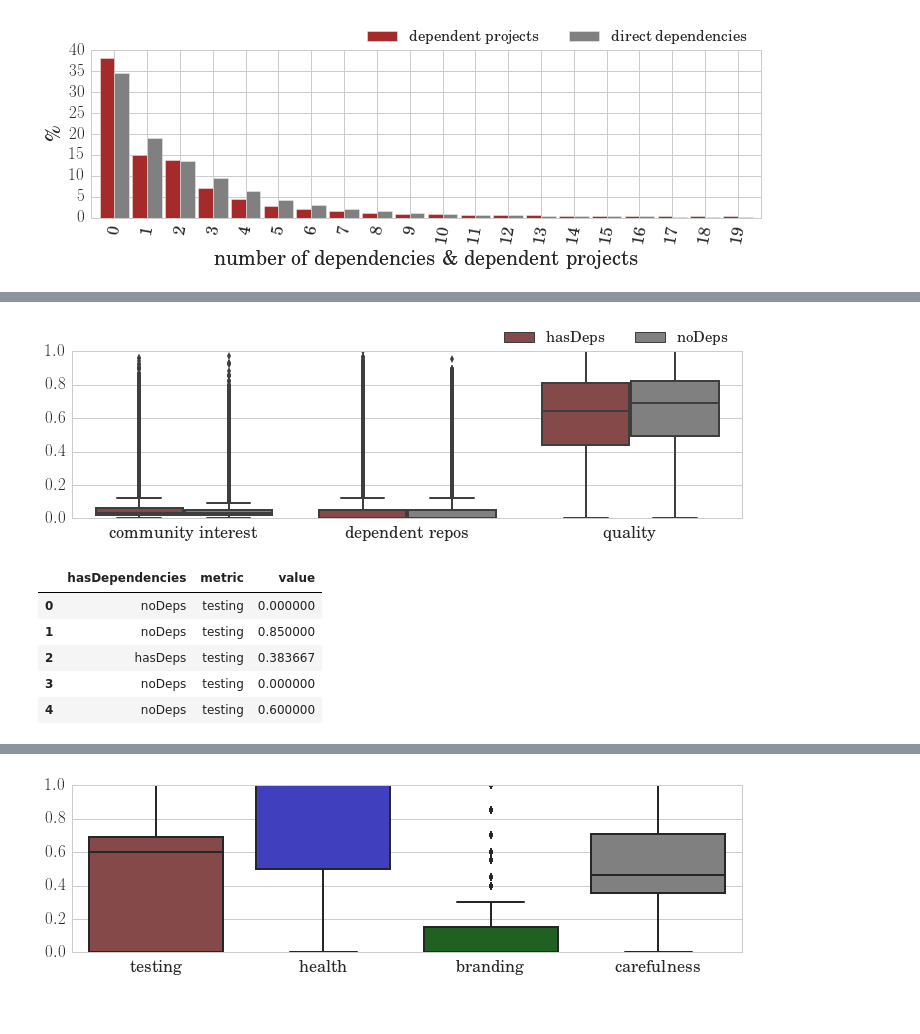
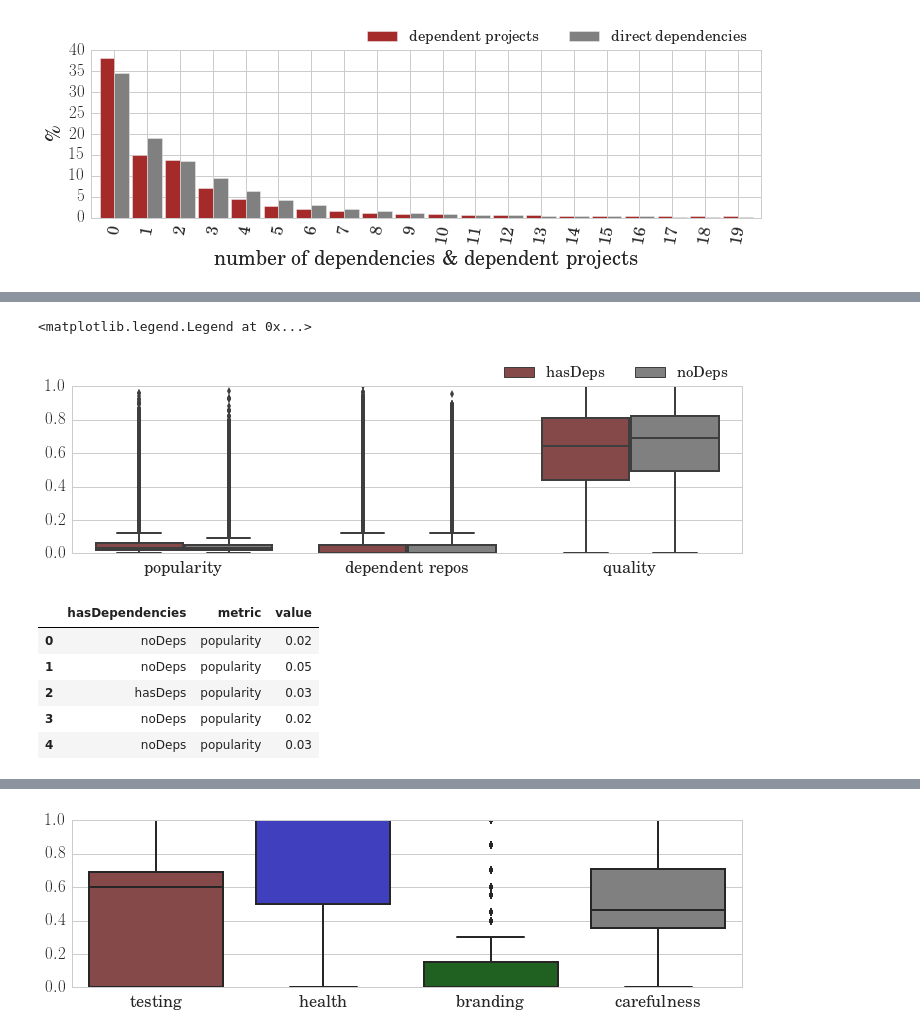
Before and after one commit to AhmedZerouali/notebooks, a Jupyter notebook: saner2018.ipynb, the cells around one changed output, grey strips where cells are left out. Saved outputs shown, nothing was run; the diff lists cells and outputs as text; code cells hidden in the pictures.

```diff
--- a/saner2018.ipynb
+++ b/saner2018.ipynb
@@ -112,6 +112,3 @@ npm_packages.drop('versions',1, inplace=True)
 npm_packages['requiredBy']=npm_packages.dep_repo.apply(lambda x: float((math.log(int(x)))/(math.log(468000))) if x>1
                                                       else 0)
 npm_packages.rename(columns = {'tests':'testing'}, inplace=True)
-# %%
-for x in npm_packages:
-    print(x)
@@ -280,0 +272,27 @@ ax.figure.savefig('../../seneca_research/SANER2018/figures/dep_projects.pdf', bb
+# %%
+import math
+npm_packages['requiredBy']=npm_packages.dep_repo.apply(lambda x: float((math.log(int(x)))/(math.log(468000))) if x>1
+                                                      else 0)
+#npm_packages['requiredBy']=npm_packages.dep_repo.apply(lambda x: float(x/468000.0))
+#npm_packages['age']=npm_packages.first_release.apply(lambda x: float(x/2527.0))
+
+# ax=npm_packages.sort_values(['popularity'],ascending=False).head(20).plot( kind='bar', color=['brown','gray','purple'],
+#                                                                           y=['requiredBy','popularity'], width=0.9)
+
+df=npm_packages.sort_values(['popularity'],ascending=False)
+ax=df.plot( s=30, kind="scatter", y='requiredBy',x='popularity', linewidth=1, color='brown')
+
+#ax.legend(['required by repositories','developer community interest'], loc='upper right', bbox_to_anchor=(1, 1.2), fontsize=15,ncol=3, fancybox=True, shadow=True)
+
+z = np.polyfit(df['popularity'], df['requiredBy'], 1)
+p = np.poly1d(z)
+plt.plot(df['popularity'],p(df['popularity']),"blue", linestyle='--', linewidth=5)
+
+ax.set_ylim(0,1)
+ax.set_xlim(0,1)
+ax.set_ylabel('dependent repositories')
+ax.set_xlabel('popularity')
+
+
+ax.figure.set_size_inches(12,3)
+#ax.figure.savefig('../../seneca_research/SANER2018/figures/popularity.png', bbox_inches='tight', facecolor='white')
@@ -281,39 +309,40 @@ ax.figure.savefig('../../seneca_research/SANER2018/figures/dep_projects.pdf', bb
 # %%
 # Melted a new dataframe
 npm_packages['hasDependencies']=npm_packages['dependencies'].apply(lambda x: 'hasDeps' if int(x)>0
                                                                               else 'noDeps')
 
 npm_packages_only3=npm_packages.loc[:,['popularity','requiredBy','quality','hasDependencies']]
 
 #npm_packages_only3=npm_packages_only3.query('first_release > 2000')
 
 #npm_packages_only3['first_release']=npm_packages_only3.first_release.apply(lambda x: float(x/2527.0))
-npm_packages_only3.rename(columns = {'requiredBy':'dependent repos', 'popularity':'community interest'}, inplace=True)
+npm_packages_only3.rename(columns = {'requiredBy':'dependent repos'}, inplace=True)
 
 
 # npm_packages_only3['popularity']= npm_packages_only3['popularity'].apply(lambda x: '0' if x==0
 #                                                    else '4-5' if x==1
 #                                                    else str(x/2)[2]+'-'+str((x/2)+0.1)[2])
 #npm_packages_only3['maintenance']= npm_packages_only3['maintenance'].apply(lambda x: str(x/2)[2])#+'-'+str((x/2)+0.1)[2])
 
 #melt the dataframe
 npm_packages_only3=pd.melt(npm_packages_only3, id_vars=['hasDependencies'])# value_vars=['quality','tests'])
 npm_packages_only3=npm_packages_only3.rename(columns = {'variable':'metric'})
 ax = sns.boxplot(y="value", x="metric", hue="hasDependencies", hue_order=['hasDeps', 'noDeps'], data=npm_packages_only3, palette=['brown','gray','green','blue'], saturation=0.5)#, split=True)#, order=order)
 ax.set_ylabel('')
 ax.set_xlabel('')
 #ax.set_yscale('log')
 ax.figure.set_size_inches(12,3)
 ax.legend( loc='upper right', bbox_to_anchor=(1, 1.2), fontsize=15,ncol=3, fancybox=True, shadow=True)
-ax.figure.savefig('../../seneca_research/SANER2018/figures/qualityPopularityDependencies.pdf', bbox_inches='tight', facecolor='white')
+#ax.figure.savefig('../../seneca_research/SANER2018/figures/qualityPopularityDependencies.pdf', bbox_inches='tight', facecolor='white')
 # %% [output]
+<matplotlib.legend.Legend at 0x...>
-[figure, old version]
+[figure, new version]
 # %%
 npm_packages_only3.head()
 # %% [output]
 |  | hasDependencies | metric | value |
-| 0 | noDeps | testing | 0.000000 |
-| 1 | noDeps | testing | 0.850000 |
-| 2 | hasDeps | testing | 0.383667 |
-| 3 | noDeps | testing | 0.000000 |
-| 4 | noDeps | testing | 0.600000 |
+| 0 | noDeps | popularity | 0.02 |
+| 1 | noDeps | popularity | 0.05 |
+| 2 | hasDeps | popularity | 0.03 |
+| 3 | noDeps | popularity | 0.02 |
+| 4 | noDeps | popularity | 0.03 |
```
Also changed, not shown: parts of 25 cells of this notebook, 1 other file.
